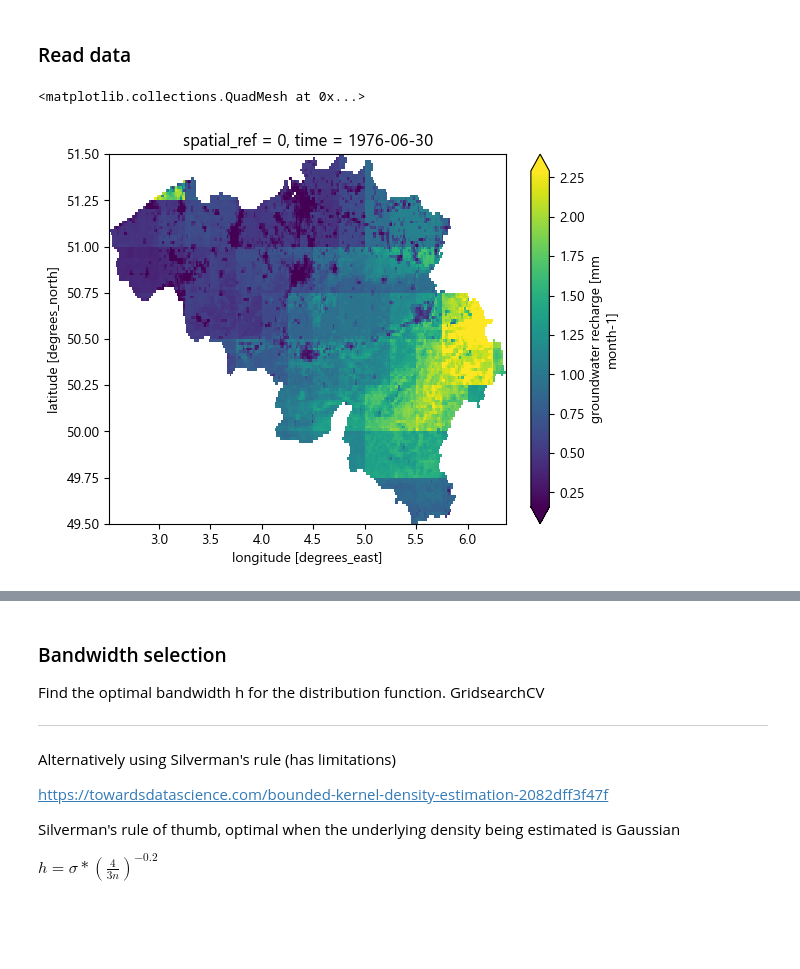
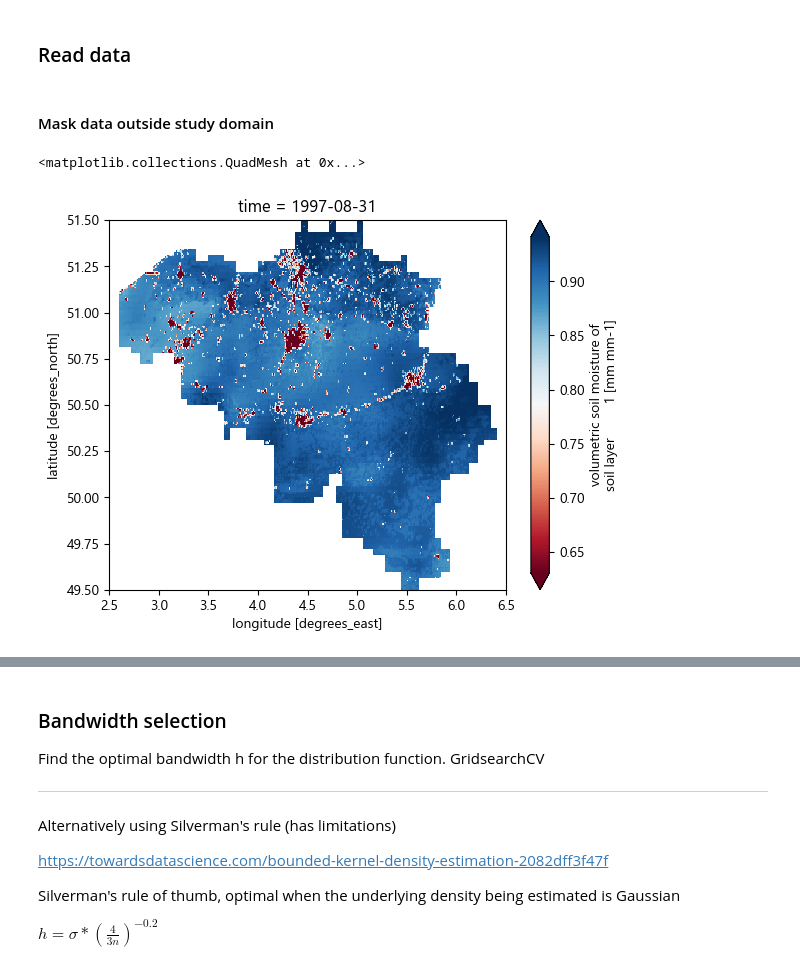
Before and after one commit to klekarkar/mHM_IO_dataprocessing, a Jupyter notebook: SoilMoistureIndex.ipynb, the cells around one changed output, grey strips where cells are left out. Drawn from its saved outputs; the diff is of its cells as text; code cells hidden in the pictures; blank space fills up the shorter version.

```diff
--- a/SoilMoistureIndex.ipynb
+++ b/SoilMoistureIndex.ipynb
@@ -20,4 +20,6 @@ mhm_fluxes = xr.open_dataset(r"W:\VUB\_main_research\mHM\mhm_outputs\mHM_Fluxes_
 
 #shapefile mask
 be_shp = gpd.read_file(r"W:\VUB\_main_research\mHM\mhm_belgium\be_shp\be.shp")
+# %% [markdown]
+#### Mask data outside study domain
 # %%
@@ -31,8 +37,12 @@ mhm_fluxes_mon= be_data[variables].resample(time='ME').mean()
-# %%
-mhm_fluxes_mon['recharge'][77].plot(robust=True)
-# %% [output]
-<matplotlib.collections.QuadMesh at 0x...>
-[figure, removed]
+# %%
+mhm_fluxes_mon= be_data[variables].resample(time='ME').mean()
+mhm_fluxes_year = be_data[variables].resample(time='YE').sum()
+# %%
+mhm_fluxes_ann = mhm_fluxes_year['recharge'].where(mhm_fluxes_year['recharge']>0)
+mhm_fluxes_mon['SM_L01'][31].plot(cmap = 'RdBu', robust = True)
+# %% [output]
+<matplotlib.collections.QuadMesh at 0x...>
+[figure, added]
 # %%
 #select values for June
 data=mhm_fluxes_mon.sel(time=mhm_fluxes_mon.time.dt.month==6)
```
Also changed, not shown: parts of 29 cells of this notebook, 4 other files.
